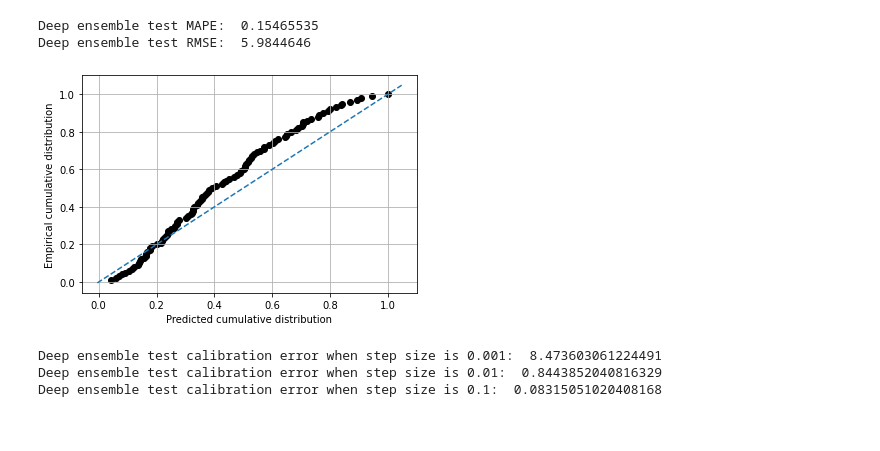
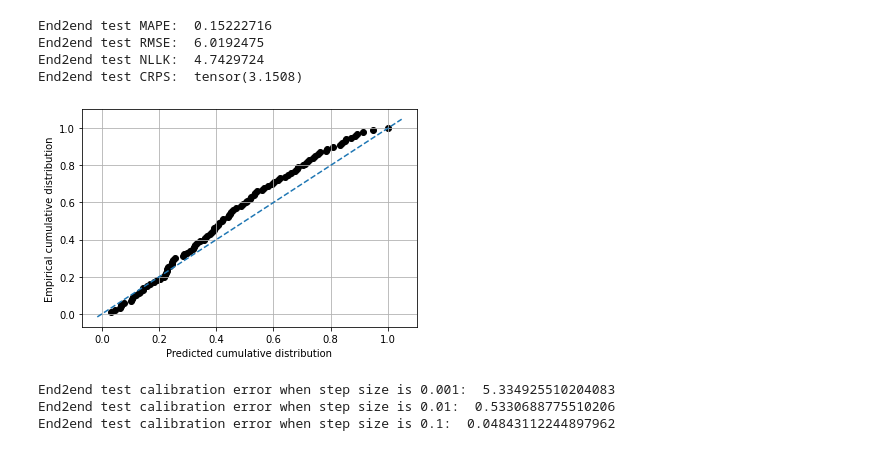
Before and after one commit to roypan/Regression-Calibration-Project, a Jupyter notebook: concrete_end2end.ipynb, the cells around one changed output. Saved outputs shown, nothing was run; the diff lists cells and outputs as text; code cells hidden in the pictures.

```diff
--- a/concrete_end2end.ipynb
+++ b/concrete_end2end.ipynb
@@ -92,19 +36,25 @@ final loss:  -2.038393259048462
 # %%
 mean_pred, var_pred = end2end_model(x_test)
 mean_pred = mean_pred.detach().numpy() * y_sd.detach().numpy()+ y_mean.detach().numpy()
 var_pred = var_pred.detach().numpy() * torch.pow(y_sd, 2).detach().numpy()
+sd_pred = np.sqrt(var_pred)
 
-print('Deep ensemble test MAPE: ', metrics.mape(y_test.detach().numpy(), mean_pred))
-print('Deep ensemble test RMSE: ', metrics.rmse(y_test.detach().numpy(), mean_pred))
+print('End2end test MAPE: ', metrics.mape(y_test.detach().numpy(), mean_pred))
+print('End2end test RMSE: ', metrics.rmse(y_test.detach().numpy(), mean_pred))
+print('End2end test NLLK: ', metrics.nllk(y_test.detach().numpy(), mean_pred, var_pred))
+print('End2end test CRPS: ', metrics.CRPSMetric(x = y_test.squeeze(dim = 1), loc = torch.tensor(mean_pred).squeeze(dim = 1), scale = torch.tensor(sd_pred).squeeze(dim = 1)).gaussian_crps().mean())
+
 pcdf = metrics.pcdf(mean_pred.squeeze(1), var_pred.squeeze(1), y_test.detach().numpy().squeeze(1))
 metrics.draw_pcdf(pcdf)
-print('Deep ensemble test calibration error when step size is 0.001: ', metrics.calibration_error(pcdf, step = 0.001))
-print('Deep ensemble test calibration error when step size is 0.01: ', metrics.calibration_error(pcdf, step = 0.01))
-print('Deep ensemble test calibration error when step size is 0.1: ', metrics.calibration_error(pcdf, step = 0.1))
+print('End2end test calibration error when step size is 0.001: ', metrics.calibration_error(pcdf, step = 0.001))
+print('End2end test calibration error when step size is 0.01: ', metrics.calibration_error(pcdf, step = 0.01))
+print('End2end test calibration error when step size is 0.1: ', metrics.calibration_error(pcdf, step = 0.1))
 # %% [output]
-Deep ensemble test MAPE:  0.15465535
-Deep ensemble test RMSE:  5.9844646
+End2end test MAPE:  0.15222716
+End2end test RMSE:  6.0192475
+End2end test NLLK:  4.7429724
+End2end test CRPS:  tensor(3.1508)
-[figure, old version]
+[figure, new version]
-Deep ensemble test calibration error when step size is 0.001:  8.473603061224491
-Deep ensemble test calibration error when step size is 0.01:  0.8443852040816329
-Deep ensemble test calibration error when step size is 0.1:  0.08315051020408168
+End2end test calibration error when step size is 0.001:  5.334925510204083
+End2end test calibration error when step size is 0.01:  0.5330688775510206
+End2end test calibration error when step size is 0.1:  0.04843112244897962
```
Also changed, not shown: parts of 4 cells of this notebook, 14 other files.
